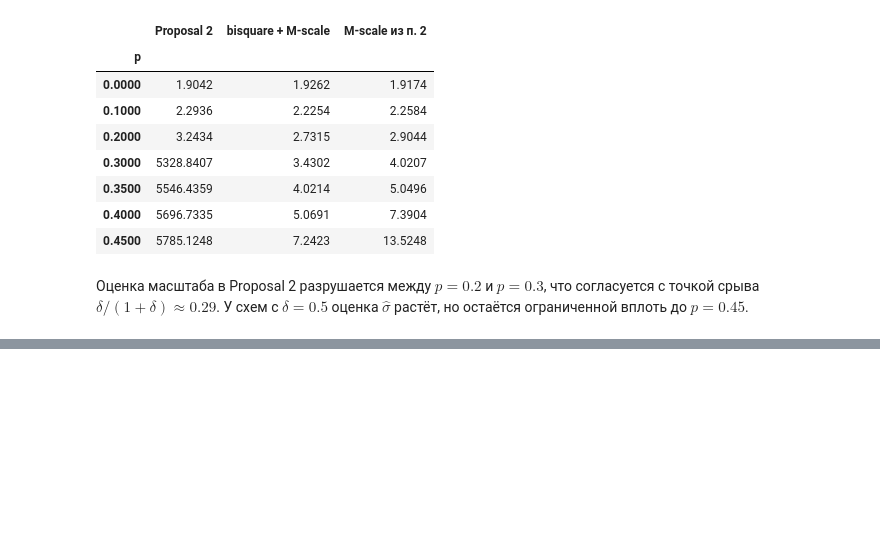
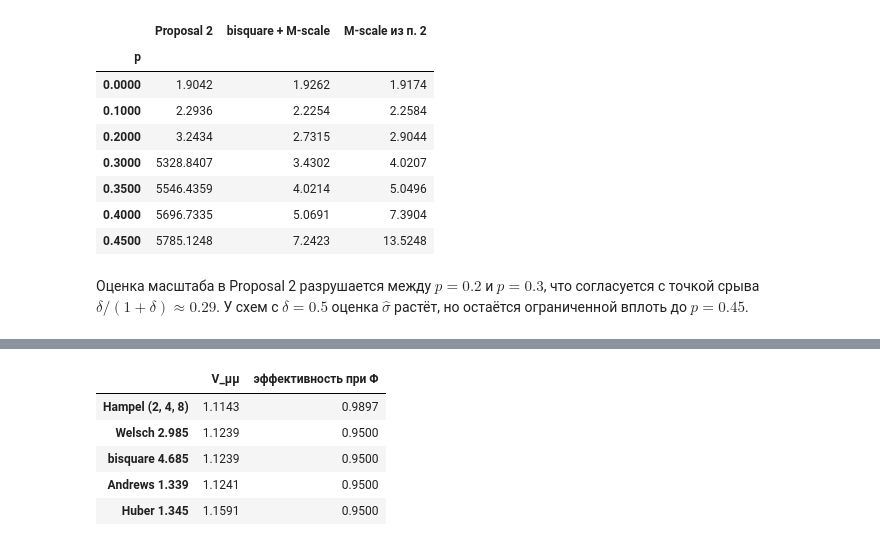
Before and after one commit to paulhowever/stata_ai_2026_WW, a Jupyter notebook: lab1.ipynb, the cells around one changed output, grey strips where cells are left out. Saved outputs shown, nothing was run; the diff lists cells and outputs as text; code cells hidden in the pictures; blank space fills up the shorter version.

```diff
--- a/lab1.ipynb
+++ b/lab1.ipynb
@@ -787,0 +862,12 @@ breakdown
+# %%
+pd.DataFrame({
+    "V_μμ": summary["V_μμ"].groupby(level="ψ").first(),
+    "эффективность при Φ": {name: 1 / av_location(psi, N0) for name, psi in PSIS.items()},
+}).sort_values("V_μμ")
+# %% [output]
+|  | V_μμ | эффективность при Φ |
+| Hampel (2, 4, 8) | 1.1143 | 0.9897 |
+| Welsch 2.985 | 1.1239 | 0.9500 |
+| bisquare 4.685 | 1.1239 | 0.9500 |
+| Andrews 1.339 | 1.1241 | 0.9500 |
+| Huber 1.345 | 1.1591 | 0.9500 |
```
Also changed, not shown: parts of 4 cells of this notebook, 1 other file.
